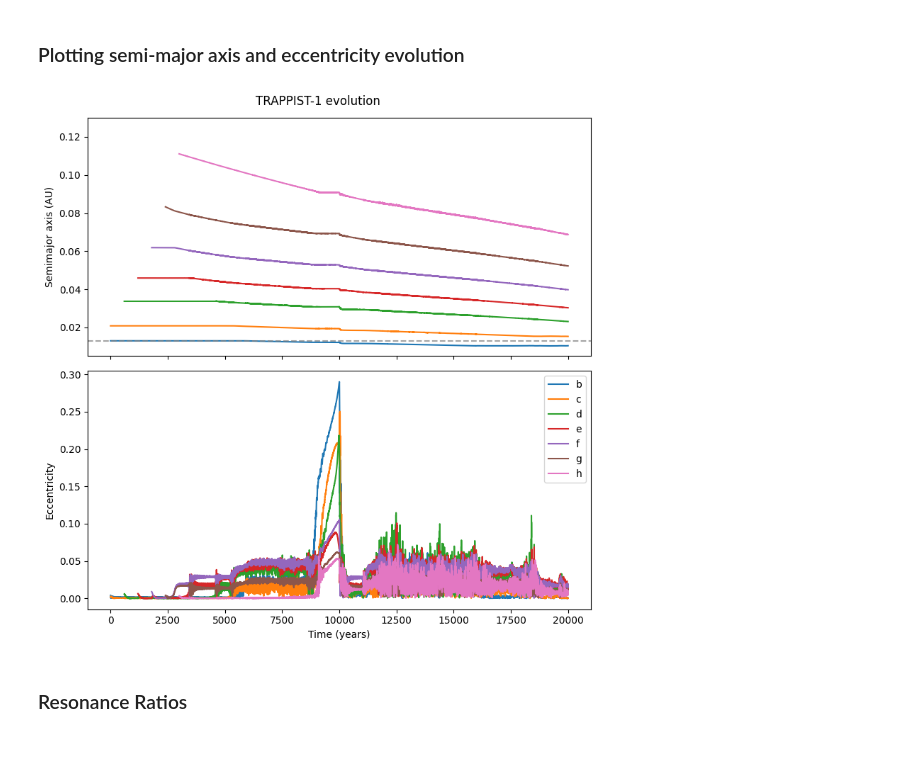
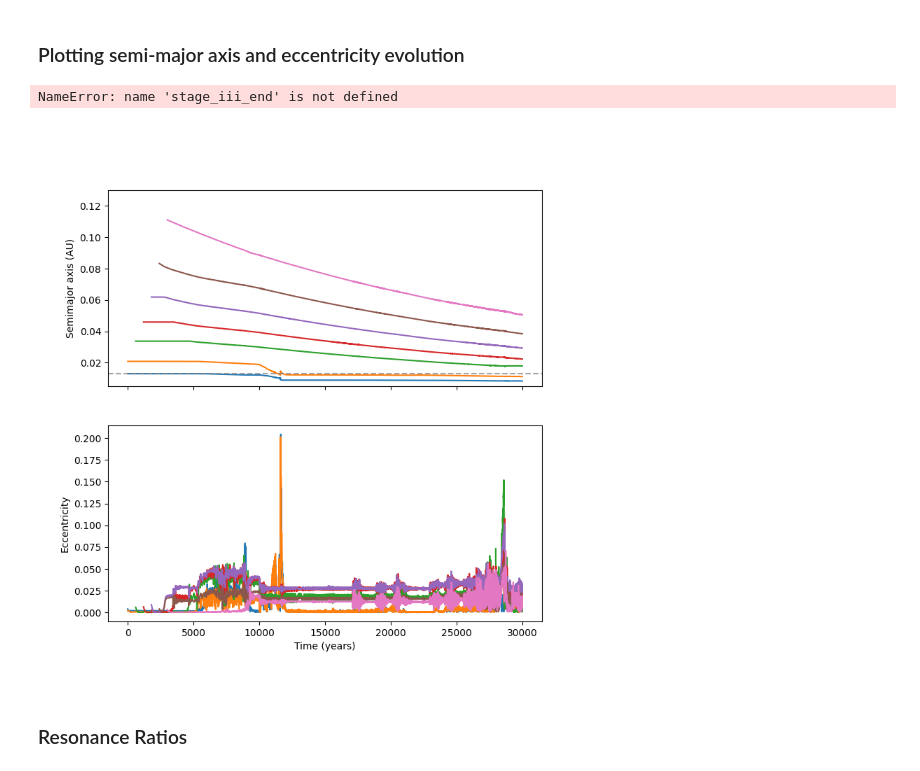
Before and after one commit to dchen10Git/uchi-exoplanets-2025, a Jupyter notebook: trappist1_migration.ipynb, the cells around one changed output. Saved outputs shown, nothing was run; the diff lists cells and outputs as text; code cells hidden in the pictures.

```diff
--- a/trappist1_migration.ipynb
+++ b/trappist1_migration.ipynb
@@ -172,7 +180,7 @@ sim.dt = 0.001 # so it runs faster
 # %% [markdown]
 ### Integrate and Record Stage I
 # %%
-stage_i_time_steps = 5000
+stage_i_time_steps = 500
 stage_i_end = 10000 # yrs
 stage_i_times = np.linspace(0, stage_i_end, stage_i_time_steps, endpoint=False)
 
@@ -188,11 +196,11 @@ sim.move_to_com()
 ps = sim.particles
 
 injection_schedule = {
-    300: 2,
-    600: 3,
-    900: 4,
-    1200: 5,
-    1500: 6
+    30: 2,
+    60: 3,
+    90: 4,
+    120: 5,
+    150: 6
 }
 
 for i, t in enumerate(stage_i_times):
@@ -246,9 +264,6 @@ for i, t in enumerate(stage_i_times):
 # %%
-# Load from Stage I
-# sim2 = rebound.Simulation("stage_I.bin")
-
-stage_ii_time_steps = 5000
-stage_ii_end = 20000 # yrs
+stage_ii_time_steps = 7500
+stage_ii_end = 30000 # yrs
 stage_ii_times = np.linspace(stage_i_end, stage_ii_end, stage_ii_time_steps)
 times = np.append(stage_i_times, stage_ii_times)
 
@@ -266,7 +281,6 @@ P_ratios = np.concatenate((P_ratios, nans_to_add), axis=1) # axis 1 for horizont
 ### Integrate and Record Stage II
 # %%
 for i, t in enumerate(stage_ii_times, start=stage_i_time_steps):
-    # print(i)
     sim.integrate(t)
 
     for j, p in enumerate(ps[1:]):  # skip the star
@@ -288,7 +302,7 @@ for i, t in enumerate(stage_ii_times, start=stage_i_time_steps):
             p.params["tau_a"] *= 2 # divide tau_a for g by 2 to prevent overaggressive plowing
             # print(f"g tau_a: {p.params['tau_a']}")
 
-        elif j == 2: # Planet c
+        elif j == 1: # Planet c
             p.params["tau_a"] = -tau_a_earth * (q_earth / q_vals[j]) / f_a_vals[j]
             p.params["tau_a"] *= -15 # to make it negative and gentle
             # print(f"c tau_a: {p.params['tau_a']}")
@@ -309,33 +393,39 @@ for i, t in enumerate(stage_ii_times, start=stage_i_time_steps):
 # %% [markdown]
 ### Plotting semi-major axis and eccentricity evolution
 # %%
-%matplotlib inline
+%matplotlib widget
 
 fig, (ax1, ax2) = plt.subplots(2, 1, sharex=True)
 fig.set_figwidth(8.0)
 fig.set_figheight(8.0)
 
 for j in range(len(masses)):
     # could also try plotting log
     ax1.plot(times, a_vals[j], label=f'{chr(98+j)}')  # b, c, d, ...
     ax2.plot(times, e_vals[j], label=f'{chr(98+j)}')
 plt.xlabel("Time (years)")
 ax1.set_ylabel("Semimajor axis (AU)")
 ax2.set_ylabel("Eccentricity")
 ax1.set_ylim(0.005, 0.13)
 # ax2.set_ylim(-0.01, 0.2)
 
 # Plot truncation radius
 ax1.axhline(r_c, color='gray', ls='--', alpha=0.7)
 
+# Stage indicators
+for stage in [stage_i_end, stage_ii_end, stage_iii_end]:
+    ax1.axvline(stage, color='gray', ls='--', alpha=0.7)
+    ax2.axvline(stage, color='gray', ls='--', alpha=0.7)
+
 fig.subplots_adjust(hspace=0)
 
 plt.suptitle("TRAPPIST-1 evolution")
 plt.legend()
 plt.tight_layout()
 plt.show()
 # %% [output]
+NameError: name 'stage_iii_end' is not defined
-[figure, old version]
+[figure, new version]
 # %% [markdown]
 ### Resonance Ratios
 # %%
```
Also changed, not shown: parts of 11 cells of this notebook, 9 other files.
